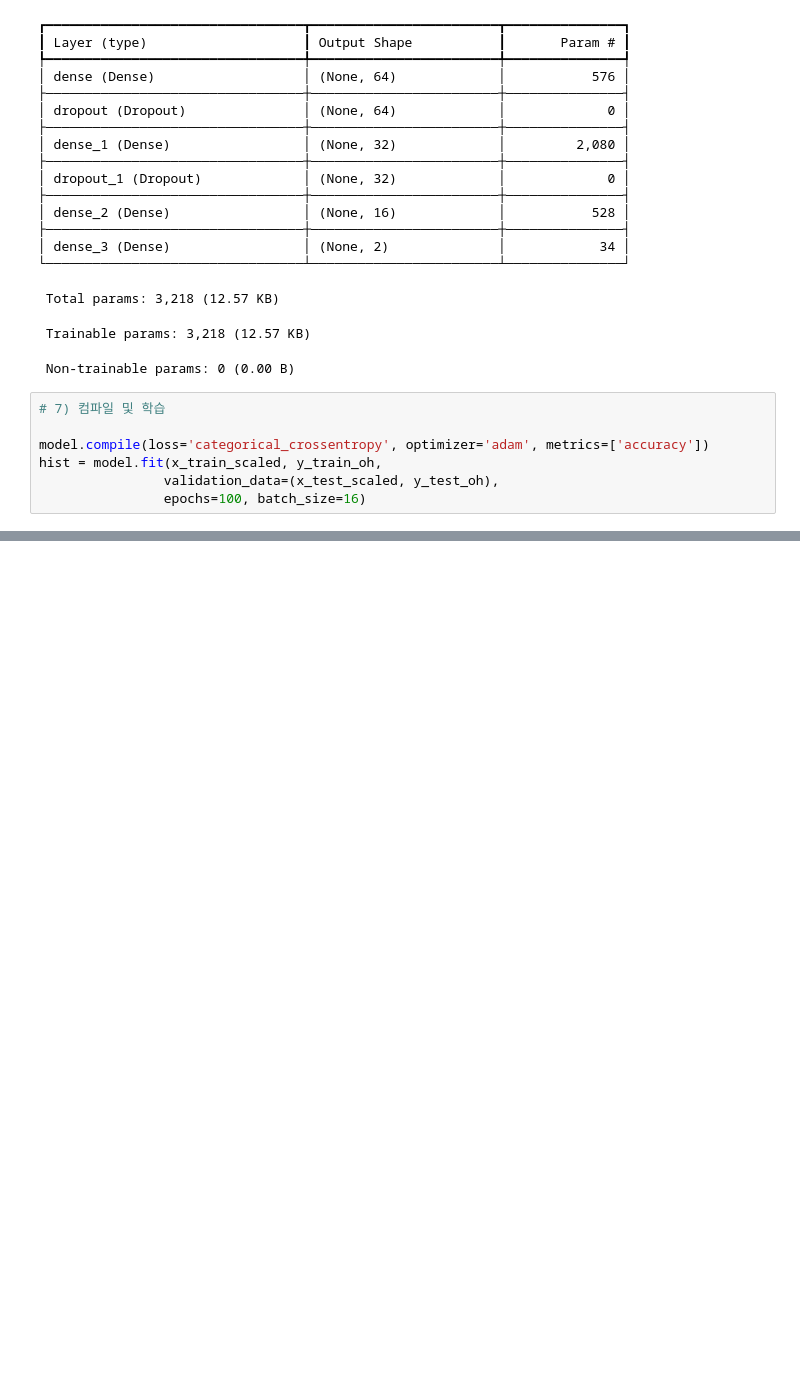
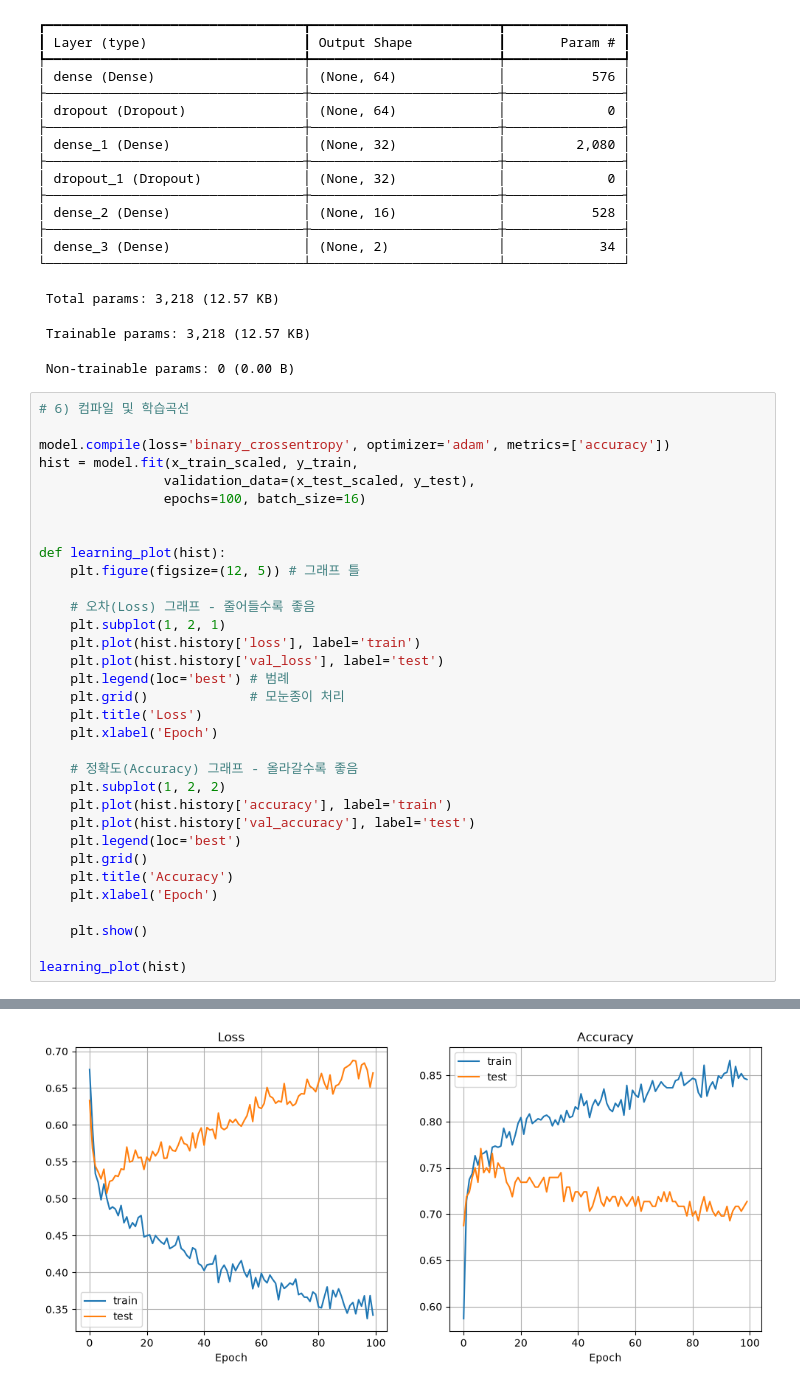
Before and after one commit to KimInSeok-DA/DA_Sesac, a Jupyter notebook: 06_Deep_Learning/Day_04/Day_04.ipynb, the cells around one changed output, grey strips where cells are left out. Saved outputs shown, nothing was run; the diff lists cells and outputs as text; blank space fills up the shorter version.

```diff
--- a/06_Deep_Learning/Day_04/Day_04.ipynb
+++ b/06_Deep_Learning/Day_04/Day_04.ipynb
@@ -667,12 +668,38 @@ Model: "sequential"
  Trainable params: 3,218 (12.57 KB)
  Non-trainable params: 0 (0.00 B)
 # %%
-# 7) 컴파일 및 학습
+# 6) 컴파일 및 학습곡선
 
-model.compile(loss='categorical_crossentropy', optimizer='adam', metrics=['accuracy'])
-hist = model.fit(x_train_scaled, y_train_oh,
-                validation_data=(x_test_scaled, y_test_oh),
+model.compile(loss='binary_crossentropy', optimizer='adam', metrics=['accuracy'])
+hist = model.fit(x_train_scaled, y_train,
+                validation_data=(x_test_scaled, y_test),
                 epochs=100, batch_size=16)
+
+
+def learning_plot(hist):
+    plt.figure(figsize=(12, 5)) # 그래프 틀
+
+    # 오차(Loss) 그래프 - 줄어들수록 좋음
+    plt.subplot(1, 2, 1)
+    plt.plot(hist.history['loss'], label='train')
+    plt.plot(hist.history['val_loss'], label='test')
+    plt.legend(loc='best') # 범례
+    plt.grid()             # 모눈종이 처리
+    plt.title('Loss')
+    plt.xlabel('Epoch')
+
+    # 정확도(Accuracy) 그래프 - 올라갈수록 좋음
+    plt.subplot(1, 2, 2)
+    plt.plot(hist.history['accuracy'], label='train')
+    plt.plot(hist.history['val_accuracy'], label='test')
+    plt.legend(loc='best')
+    plt.grid()
+    plt.title('Accuracy')
+    plt.xlabel('Epoch')
+
+    plt.show()
+
+learning_plot(hist)
 # %% [output]
 WARNING:tensorflow:TensorFlow GPU support is not available on native Windows for TensorFlow >= 2.11. Even if CUDA/cuDNN are installed, GPU will not be used. Please use WSL2 or the TensorFlow-DirectML  ...
 Epoch 1/100
@@ -694 +721,2 @@ Epoch 100/100
+[figure, added]
 # %%
```
Also changed, not shown: parts of 5 cells of this notebook.
